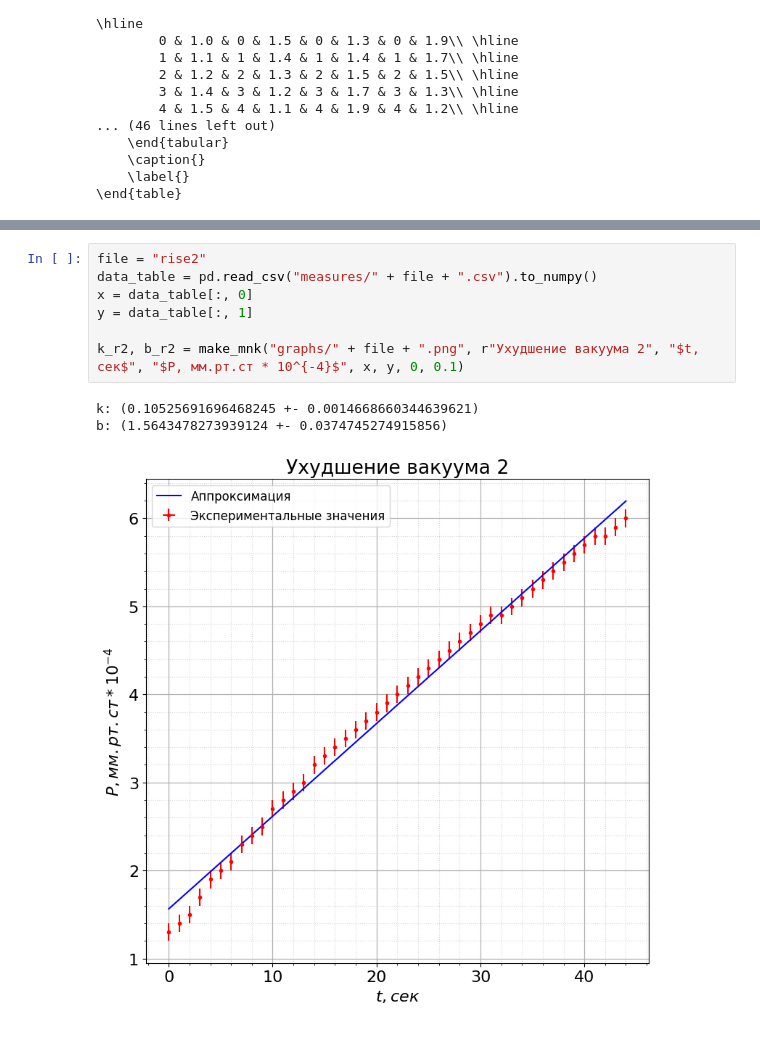
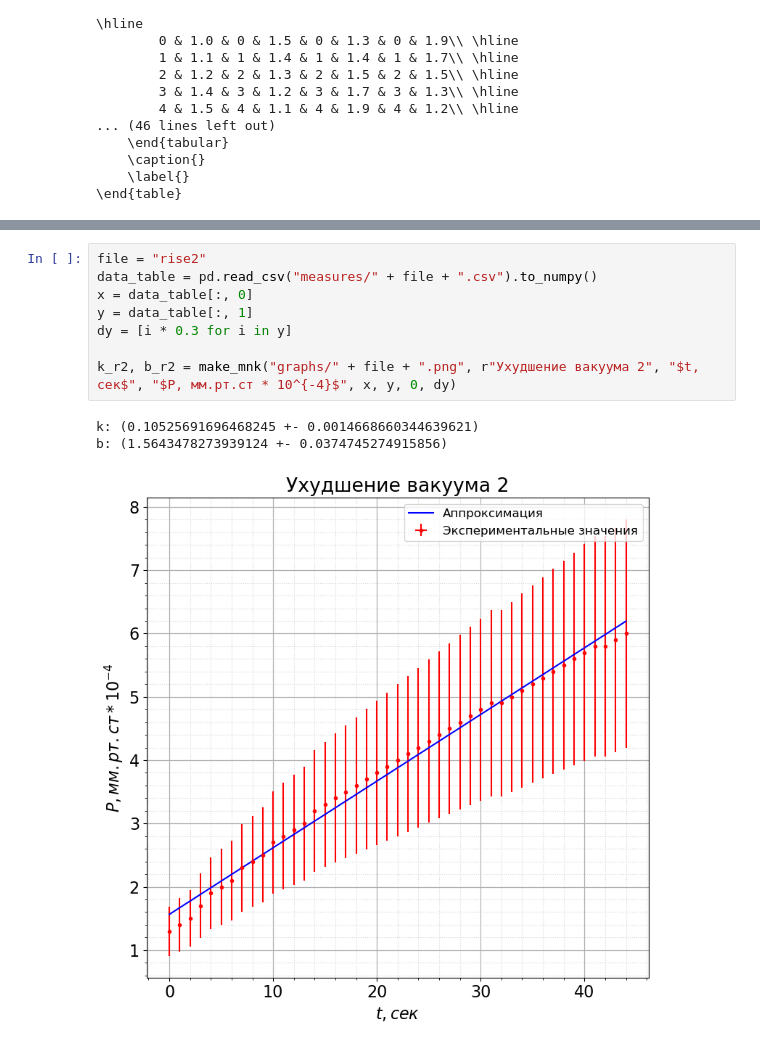
Before and after one commit to victorbaldin56/MIPT_PhysLabs, a Jupyter notebook: 2.3.1/calcs.ipynb, the cells around one changed output, grey strips where cells are left out. Drawn from its saved outputs; the diff is of its cells as text.

```diff
--- a/2.3.1/calcs.ipynb
+++ b/2.3.1/calcs.ipynb
@@ -153,14 +154,15 @@ b: (-0.5048549929390569 +- 0.08535147055400616)
 # %%
 file = "rise2"
 data_table = pd.read_csv("measures/" + file + ".csv").to_numpy()
 x = data_table[:, 0]
 y = data_table[:, 1]
+dy = [i * 0.3 for i in y]
 
-k_r2, b_r2 = make_mnk("graphs/" + file + ".png", r"Ухудшение вакуума 2", "$t, сек$", "$P, мм.рт.ст * 10^{-4}$", x, y, 0, 0.1)
+k_r2, b_r2 = make_mnk("graphs/" + file + ".png", r"Ухудшение вакуума 2", "$t, сек$", "$P, мм.рт.ст * 10^{-4}$", x, y, 0, dy)
 # %% [output]
 k: (0.10525691696468245 +- 0.0014668660344639621)
 b: (1.5643478273939124 +- 0.0374745274915856)
-[figure, old version]
+[figure, new version]
 # %%
 file = "fall2"
 data_table = pd.read_csv("measures/" + file + ".csv").to_numpy()
```
Also changed, not shown: parts of 6 cells of this notebook, 6 other files.
